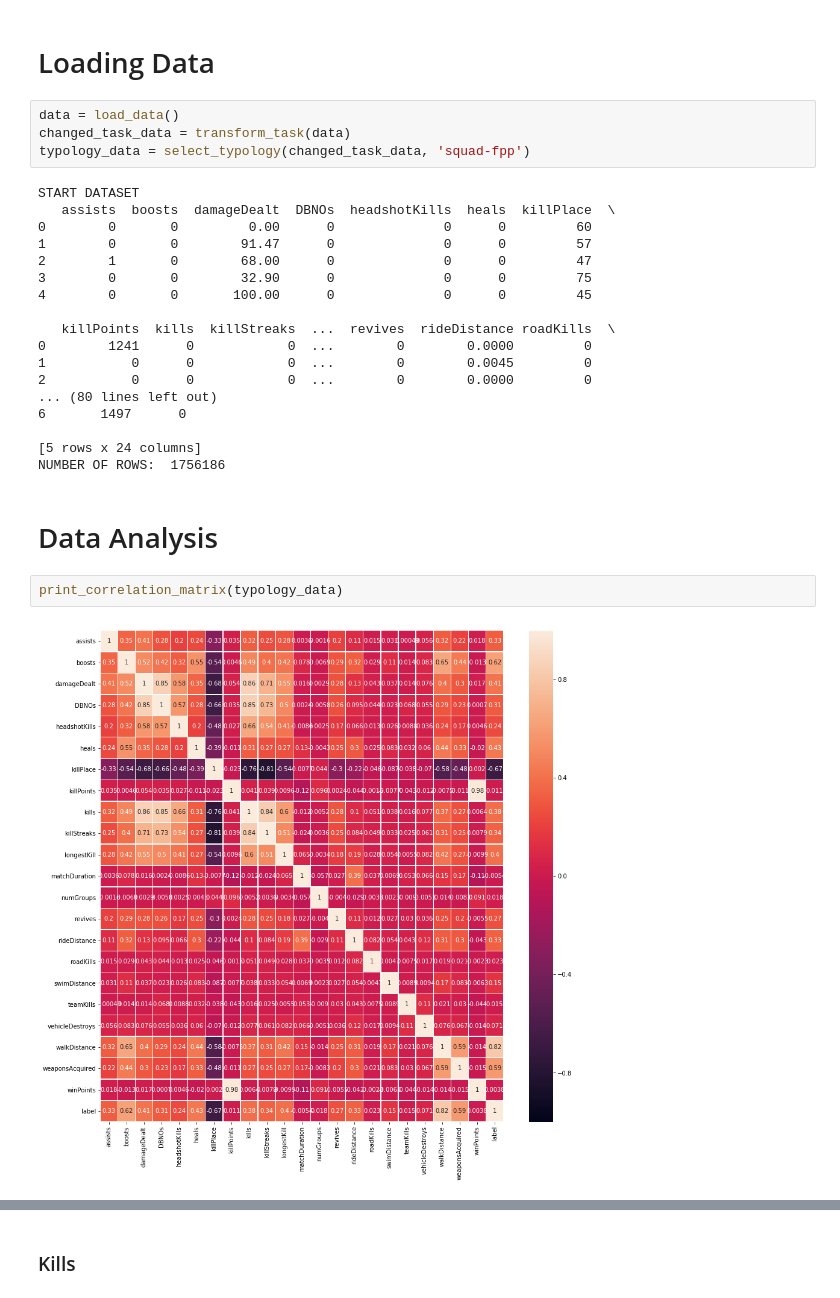
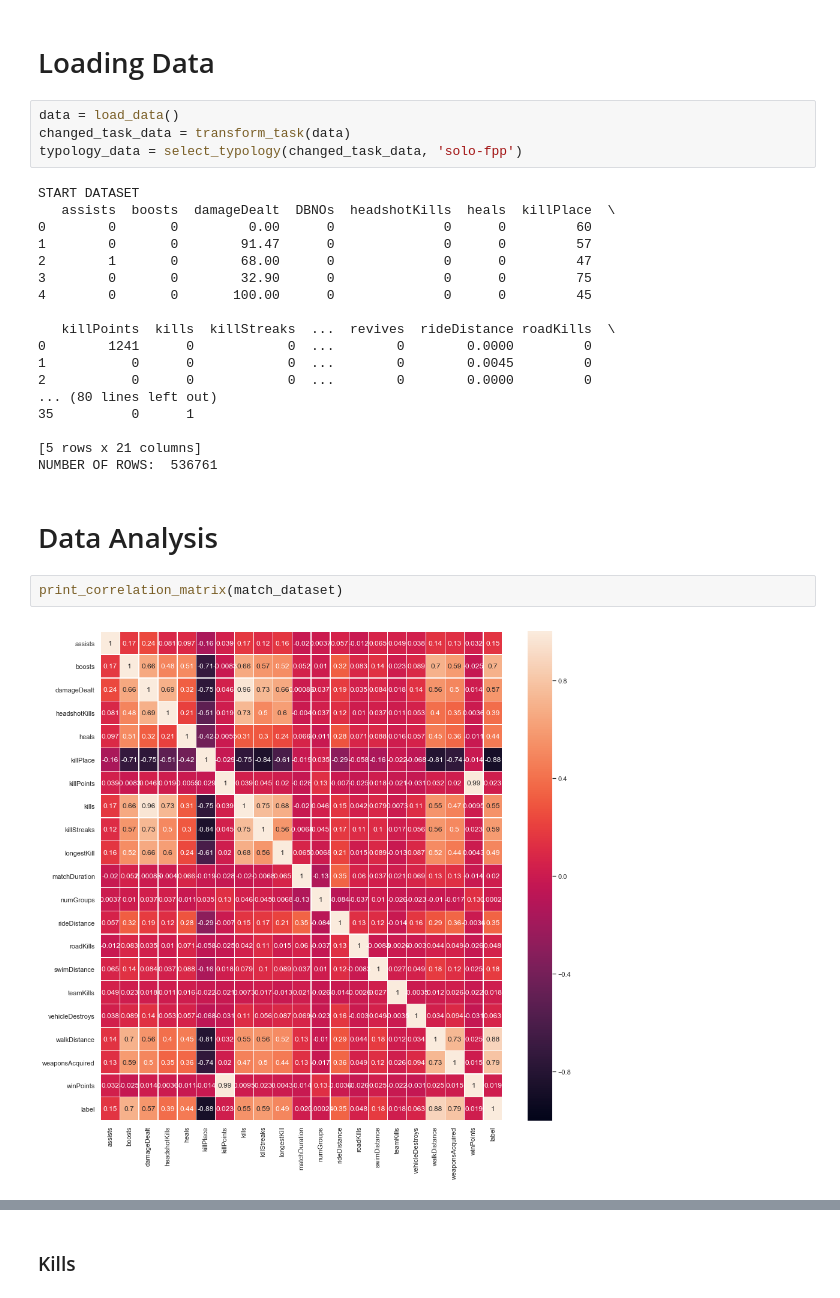
Before and after one commit to Villone96/PUBG-finish-placement-prediction, a Jupyter notebook: code/Advance_Machine_Learning_code.ipynb, the cells around one changed output, grey strips where cells are left out. Saved outputs shown, nothing was run; the diff lists cells and outputs as text.

```diff
--- a/code/Advance_Machine_Learning_code.ipynb
+++ b/code/Advance_Machine_Learning_code.ipynb
@@ -161,7 +203,7 @@ def print_sns_join_plot(x_value, y_value, dataset):
 # %%
 data = load_data()
 changed_task_data = transform_task(data)
-typology_data = select_typology(changed_task_data, 'squad-fpp')
+typology_data = select_typology(changed_task_data, 'solo-fpp')
 # %% [output]
 START DATASET
    assists  boosts  damageDealt  DBNOs  headshotKills  heals  killPlace  \
@@ -176,15 +218,15 @@ START DATASET
 1           0      0            0  ...        0        0.0045         0
 2           0      0            0  ...        0        0.0000         0
 ... (80 lines left out)
-6       1497      0
+35          0      1
 
-[5 rows x 24 columns]
-NUMBER OF ROWS:  1756186
+[5 rows x 21 columns]
+NUMBER OF ROWS:  536761
 # %% [markdown]
 # Data Analysis
 # %%
-print_correlation_matrix(typology_data)
+print_correlation_matrix(match_dataset)
 # %% [output]
-[figure, old version]
+[figure, new version]
 # %%
 print_distribution(typology_data)
```
Also changed, not shown: parts of 20 cells of this notebook.
